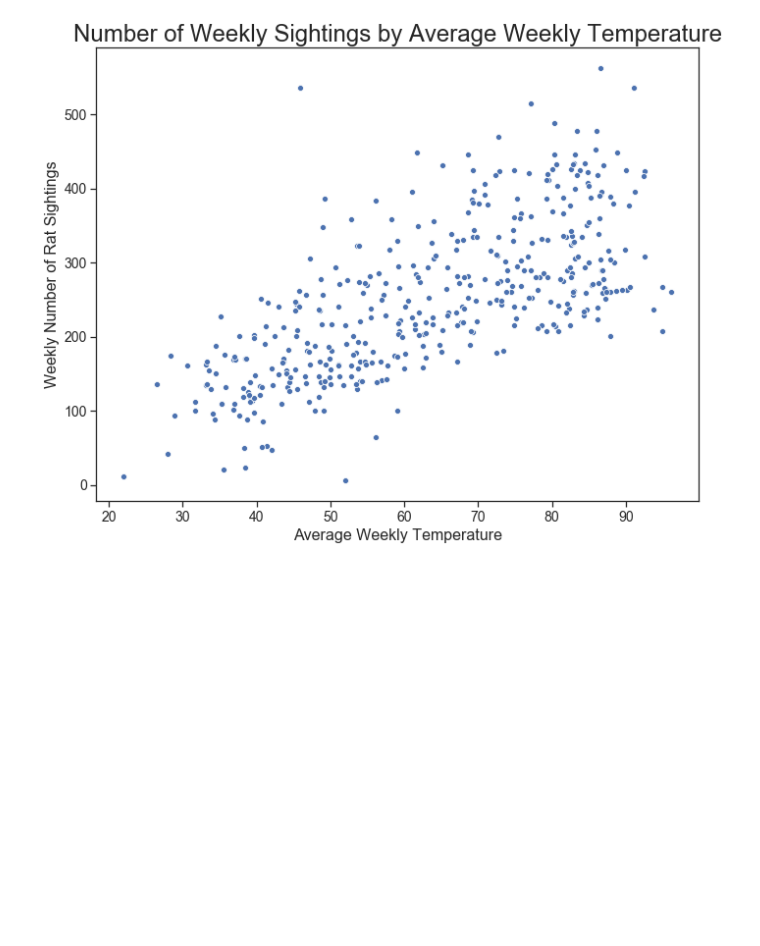
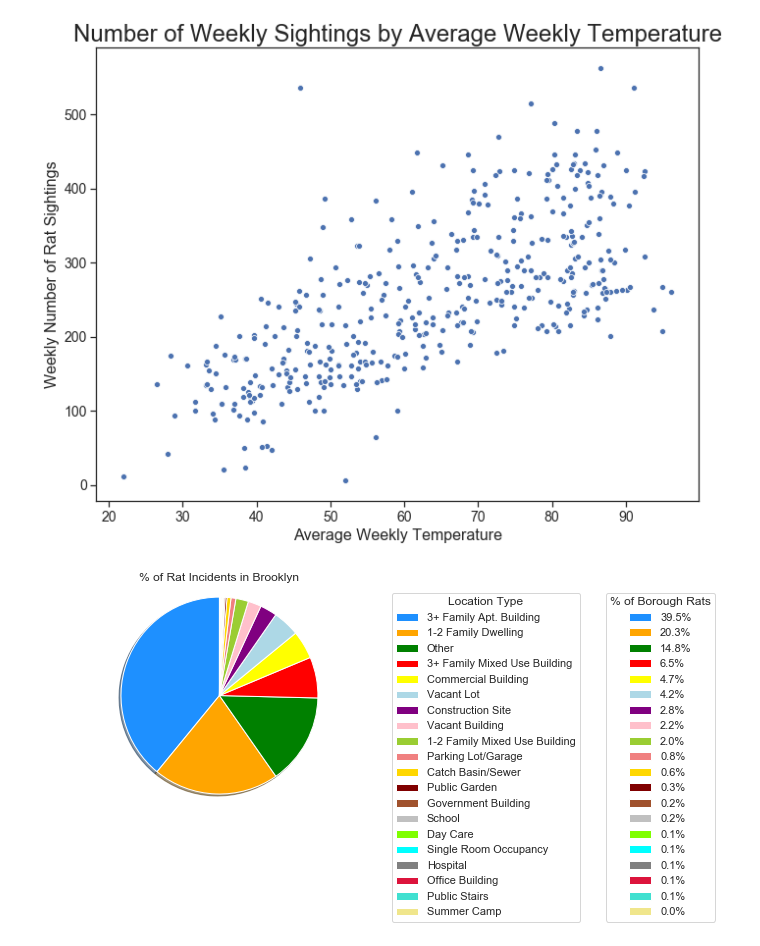
Before and after one commit to quinnwalko/rats, a Jupyter notebook: Group Project 1.ipynb, the cells around one changed output. Drawn from its saved outputs; the diff is of its cells as text; code cells hidden in the pictures; blank space fills up the shorter version.

```diff
--- a/Group Project 1.ipynb
+++ b/Group Project 1.ipynb
@@ -183,3 +200,25 @@ fig.figure.savefig("temp_sightings.png")
 [figure]
 # %%
 corr = result.corr()
+# %%
+###BREAKDOWN OF RAT SIGHTING DATA BY BUILDING TYPE FOR BROOKLYN###
+brooklyn_df = clean_df[clean_df["Borough"] == "BROOKLYN"]
+rat_count_brooklyn = brooklyn_df["Location Type"].value_counts()
+total_brooklyn_rats = rat_count_brooklyn.sum()
+rat_percent_brooklyn = rat_count_brooklyn/total_brooklyn_rats * 100
+
+labels = ["3+ Family Apt. Building", "1-2 Family Dwelling", "Other", "3+ Family Mixed Use Building", "Commercial Building", "Vacant Lot", "Construction Site", "Vacant Building", "1-2 Family Mixed Use Building", "Parking Lot/Garage", "Catch Basin/Sewer", "Public Garden", "Government Building", "School", "Day Care", "Single Room Occupancy", "Hospital", "Office Building", "Public Stairs", "Summer Camp"]
+colors = ["dodgerblue", "orange", "green", "red", "yellow", "lightblue", "purple", "pink", "yellowgreen", "lightcoral", "gold", "maroon", "sienna", "silver", "chartreuse", "aqua", "gray", "crimson", "turquoise", "khaki"]
+percentages = ["39.5%", "20.3%", "14.8%", "6.5%", "4.7%", "4.2%", "2.8%", "2.2%", "2.0%", "0.8%", "0.6%", "0.3%", "0.2%", "0.2%", "0.1%", "0.1%", "0.1%", "0.1%", "0.1%", "0.0%"]
+# %%
+sizes = brooklyn_df['Location Type'].value_counts()
+patches, texts = plt.pie(sizes,  colors = colors, shadow=True, startangle=90)
+plt.title("% of Rat Incidents in Brooklyn")
+plt.axis("equal")
+first_legend = plt.legend(patches, labels, title = "Location Type", loc = "best", bbox_to_anchor = (1, 1))
+ax = plt.gca().add_artist(first_legend)
+second_legend = plt.legend(percentages, title = "% of Borough Rats", loc = "best", bbox_to_anchor = (2, 1))
+plt.savefig('test.png', bbox_inches='tight')
+plt.show()
+# %% [output]
+[figure, added]
```
Also changed, not shown: parts of 29 cells of this notebook.
